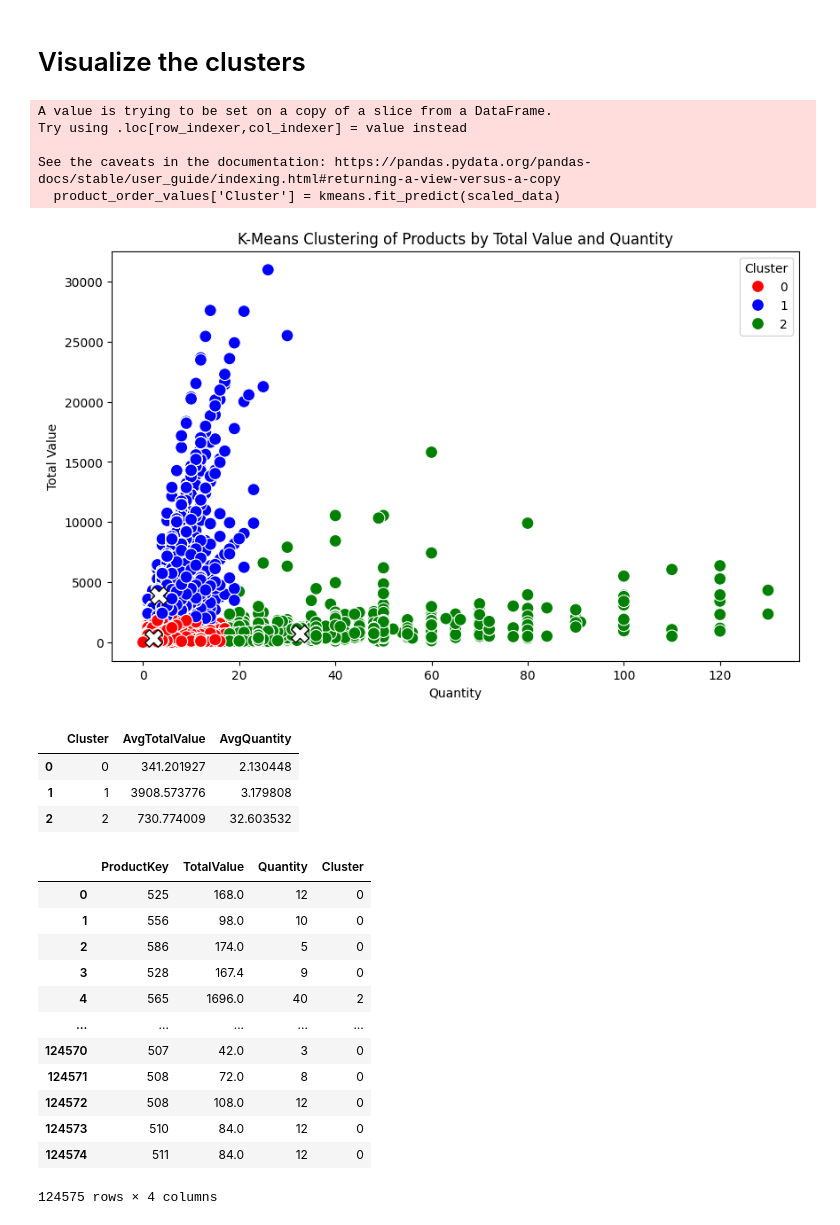
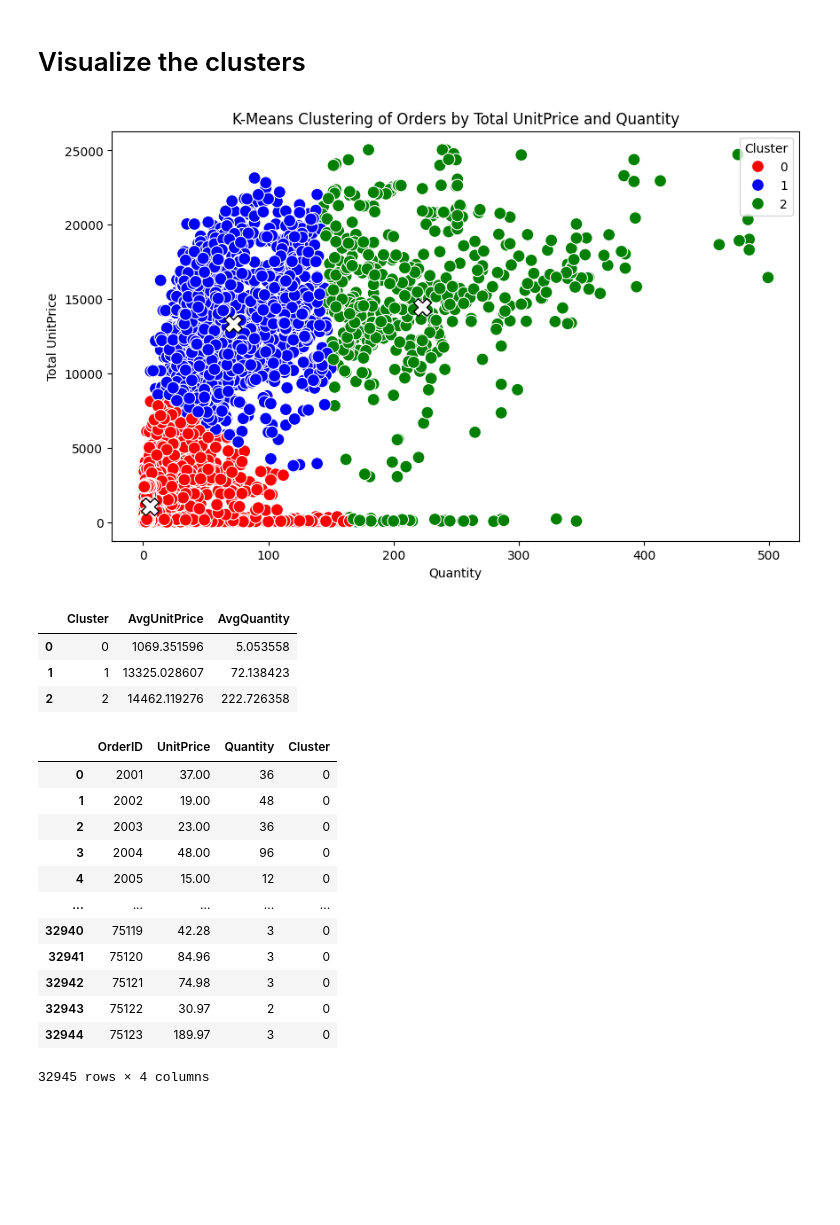
Before and after one commit to juustins/DEDS-PROJECT-2024, a Jupyter notebook: Clustering.ipynb, the cells around one changed output. Saved outputs shown, nothing was run; the diff lists cells and outputs as text; code cells hidden in the pictures; blank space fills up the shorter version.

Commit message:
Clustering new

```diff
--- a/Clustering.ipynb
+++ b/Clustering.ipynb
@@ -54,10 +24,8 @@ display(order_details_df)
 # %% [markdown]
 # Data Preperation
 # %%
+# Merge data
 merged_orders_df = pd.merge(orders_df, order_details_df, on='OrderKey', how='left')
 
-merged_orders_df['TotalValue'] = merged_orders_df['UnitPrice'] * merged_orders_df['Quantity']
-
-product_order_values = merged_orders_df[['ProductKey', 'TotalValue', 'Quantity']]
-
-display(product_order_values)
+# Group by OrderID
+order_summary_df = merged_orders_df.groupby('OrderID').agg({'UnitPrice': 'sum', 'Quantity': 'sum'}).reset_index()
@@ -80,63 +34,57 @@ display(product_order_values)
 # %%
 # Standardize the data
 scaler = StandardScaler()
-scaled_data = scaler.fit_transform(product_order_values[['TotalValue', 'Quantity']])
+scaled_data = scaler.fit_transform(order_summary_df[['UnitPrice', 'Quantity']])
 
 # Perform K-Means clustering
 kmeans = KMeans(n_clusters=3, random_state=42)
-product_order_values['Cluster'] = kmeans.fit_predict(scaled_data)
+order_summary_df['Cluster'] = kmeans.fit_predict(scaled_data)
 
 # Define cluster colors
 cluster_colors = {0: 'red', 1: 'blue', 2: 'green'}
 
 # Plot the clusters
 plt.figure(figsize=(10, 6))
-sns.scatterplot(data=product_order_values, x='Quantity', y='TotalValue', hue='Cluster', palette=cluster_colors, s=100)
+sns.scatterplot(data=order_summary_df, x='Quantity', y='UnitPrice', hue='Cluster', palette=cluster_colors, s=100)
 
 # Calculate and plot the average values for each cluster
-for cluster in product_order_values['Cluster'].unique():
-    cluster_data = product_order_values[product_order_values['Cluster'] == cluster]
+for cluster in order_summary_df['Cluster'].unique():
+    cluster_data = order_summary_df[order_summary_df['Cluster'] == cluster]
     avg_quantity = cluster_data['Quantity'].mean()
-    avg_total_value = cluster_data['TotalValue'].mean()
-    plt.scatter(avg_quantity, avg_total_value, color='white', edgecolor='black', s=200, marker='X')
+    avg_unit_price = cluster_data['UnitPrice'].mean()
+    plt.scatter(avg_quantity, avg_unit_price, color='white', edgecolor='black', s=200, marker='X')
 
-
-plt.title('K-Means Clustering of Products by Total Value and Quantity')
+plt.title('K-Means Clustering of Orders by Total UnitPrice and Quantity')
 plt.xlabel('Quantity')
-plt.ylabel('Total Value')
+plt.ylabel('Total UnitPrice')
 plt.legend(title='Cluster')
 plt.show()
 
-# Calculate the average TotalValue and Quantity for each cluster
-cluster_averages = product_order_values.groupby('Cluster').agg({'TotalValue': 'mean', 'Quantity': 'mean'}).reset_index()
-cluster_averages.columns = ['Cluster', 'AvgTotalValue', 'AvgQuantity']
+# Calculate the average UnitPrice and Quantity for each cluster
+cluster_averages = order_summary_df.groupby('Cluster').agg({'UnitPrice': 'mean', 'Quantity': 'mean'}).reset_index()
+cluster_averages.columns = ['Cluster', 'AvgUnitPrice', 'AvgQuantity']
 
 # Display the cluster averages
 display(cluster_averages)
 
-# Display the product order values with clusters
-display(product_order_values[['ProductKey', 'TotalValue', 'Quantity', 'Cluster']])
+# Display the order summary with clusters
+display(order_summary_df[['OrderID', 'UnitPrice', 'Quantity', 'Cluster']])
 # %% [output]
-A value is trying to be set on a copy of a slice from a DataFrame.
-Try using .loc[row_indexer,col_indexer] = value instead
-
-See the caveats in the documentation: https://pandas.pydata.org/pandas-docs/stable/user_guide/indexing.html#returning-a-view-versus-a-copy
-  product_order_values['Cluster'] = kmeans.fit_predict(scaled_data)
-[figure, old version]
+[figure, new version]
-|  | Cluster | AvgTotalValue | AvgQuantity |
-| 0 | 0 | 341.201927 | 2.130448 |
-| 1 | 1 | 3908.573776 | 3.179808 |
-| 2 | 2 | 730.774009 | 32.603532 |
+|  | Cluster | AvgUnitPrice | AvgQuantity |
+| 0 | 0 | 1069.351596 | 5.053558 |
+| 1 | 1 | 13325.028607 | 72.138423 |
+| 2 | 2 | 14462.119276 | 222.726358 |
-|  | ProductKey | TotalValue | Quantity | Cluster |
-| 0 | 525 | 168.0 | 12 | 0 |
-| 1 | 556 | 98.0 | 10 | 0 |
-| 2 | 586 | 174.0 | 5 | 0 |
-| 3 | 528 | 167.4 | 9 | 0 |
-| 4 | 565 | 1696.0 | 40 | 2 |
+|  | OrderID | UnitPrice | Quantity | Cluster |
+| 0 | 2001 | 37.00 | 36 | 0 |
+| 1 | 2002 | 19.00 | 48 | 0 |
+| 2 | 2003 | 23.00 | 36 | 0 |
+| 3 | 2004 | 48.00 | 96 | 0 |
+| 4 | 2005 | 15.00 | 12 | 0 |
 | ... | ... | ... | ... | ... |
-| 124570 | 507 | 42.0 | 3 | 0 |
-| 124571 | 508 | 72.0 | 8 | 0 |
-| 124572 | 508 | 108.0 | 12 | 0 |
-| 124573 | 510 | 84.0 | 12 | 0 |
-| 124574 | 511 | 84.0 | 12 | 0 |
+| 32940 | 75119 | 42.28 | 3 | 0 |
+| 32941 | 75120 | 84.96 | 3 | 0 |
+| 32942 | 75121 | 74.98 | 3 | 0 |
+| 32943 | 75122 | 30.97 | 2 | 0 |
+| 32944 | 75123 | 189.97 | 3 | 0 |
-124575 rows × 4 columns
+32945 rows × 4 columns
```
Also changed, not shown: parts of 3 cells of this notebook.
